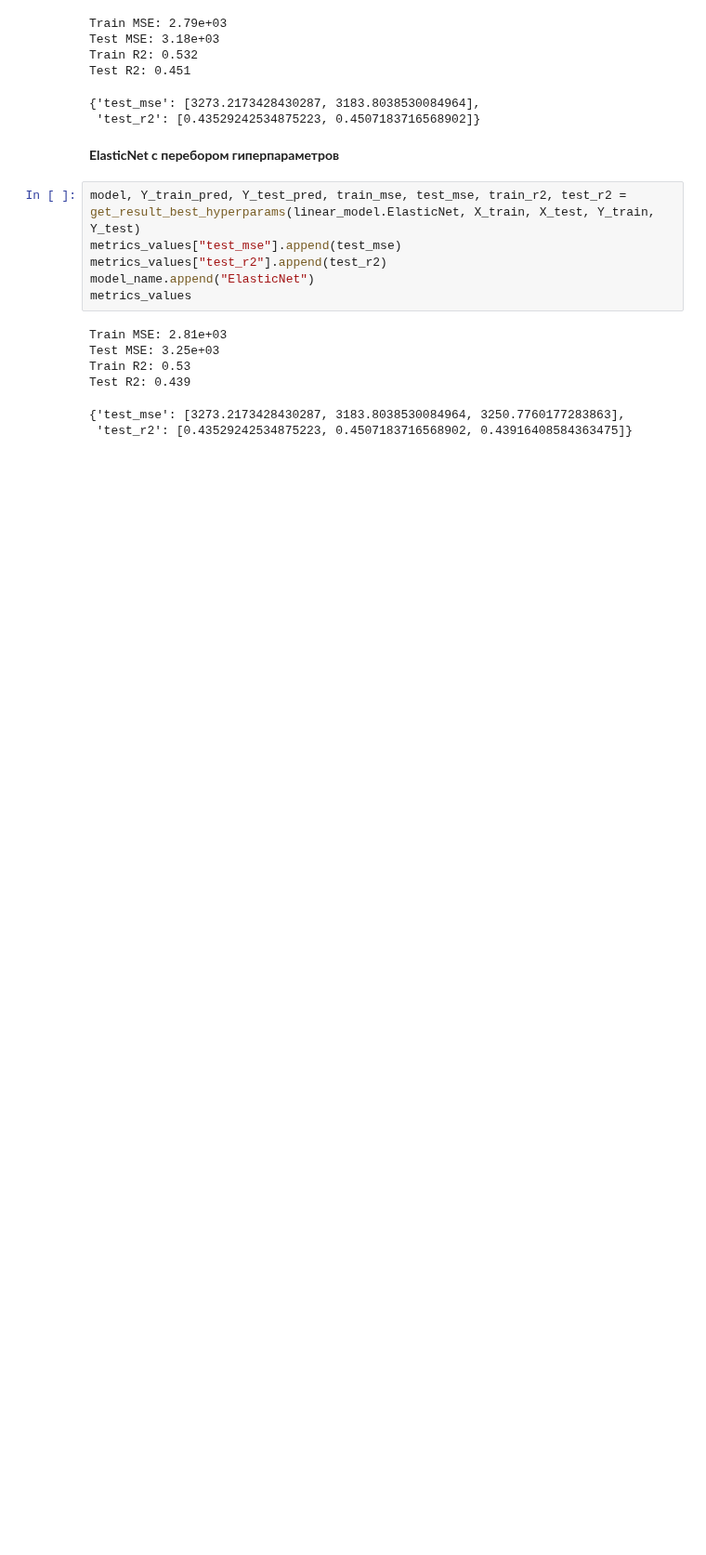
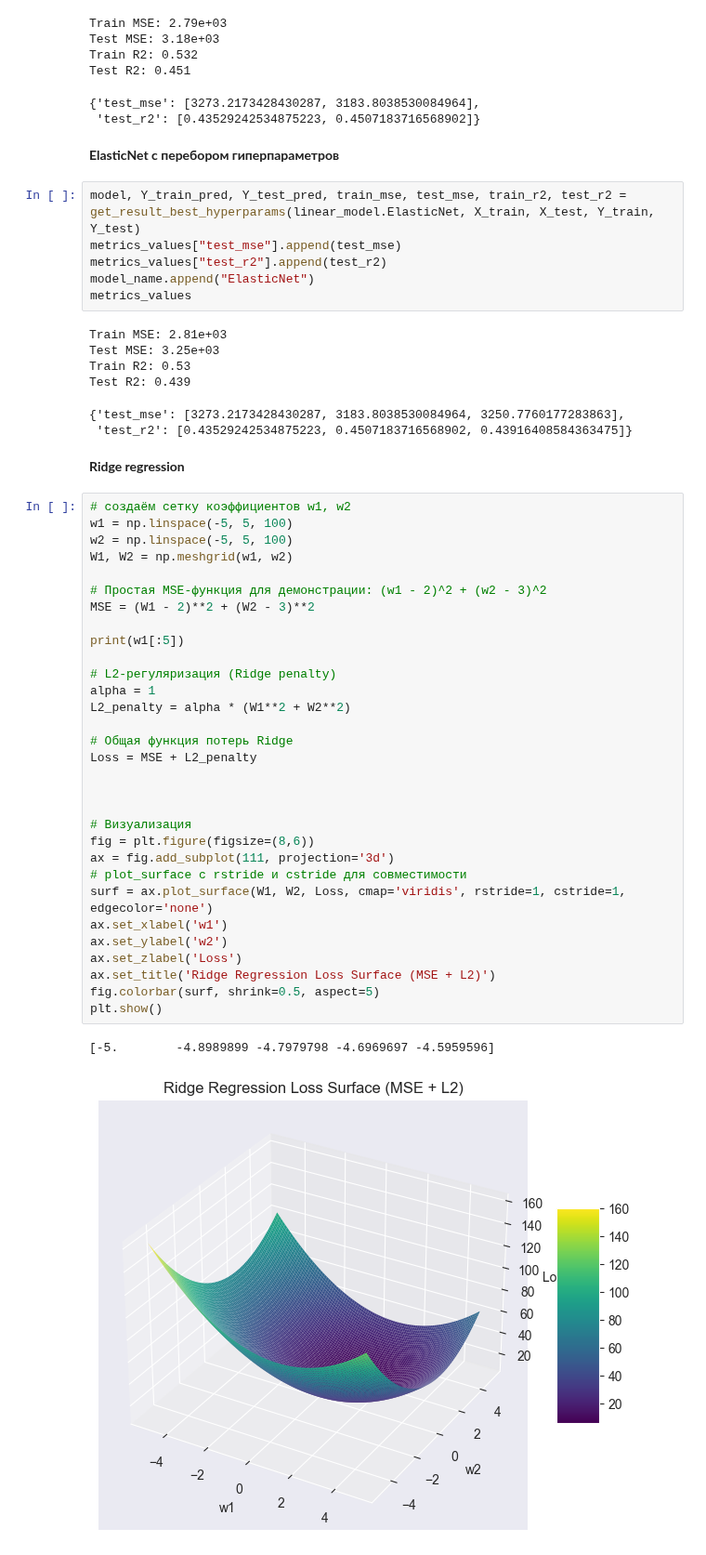
Before and after one commit to Kirill1961/pythonProject2, a Jupyter notebook: metrics_liner_regr_sclearn_Lasso_Ridge_mse_plt_pipeline.ipynb, the cells around one changed output. Shown at 93% size. Saved outputs shown, nothing was run; the diff lists cells and outputs as text; blank space fills up the shorter version.

Commit message:
31 12 25 lasso ridge

```diff
--- a/metrics_liner_regr_sclearn_Lasso_Ridge_mse_plt_pipeline.ipynb
+++ b/metrics_liner_regr_sclearn_Lasso_Ridge_mse_plt_pipeline.ipynb
@@ -434,3 +435,39 @@ Train R2: 0.53
 Test R2: 0.439
 {'test_mse': [3273.2173428430287, 3183.8038530084964, 3250.7760177283863],
  'test_r2': [0.43529242534875223, 0.4507183716568902, 0.43916408584363475]}
+# %% [markdown]
+**Ridge regression**
+# %%
+# создаём сетку коэффициентов w1, w2
+w1 = np.linspace(-5, 5, 100)
+w2 = np.linspace(-5, 5, 100)
+W1, W2 = np.meshgrid(w1, w2)
+
+# Простая MSE-функция для демонстрации: (w1 - 2)^2 + (w2 - 3)^2
+MSE = (W1 - 2)**2 + (W2 - 3)**2
+
+print(w1[:5])
+
+# L2-регуляризация (Ridge penalty)
+alpha = 1
+L2_penalty = alpha * (W1**2 + W2**2)
+
+# Общая функция потерь Ridge
+Loss = MSE + L2_penalty
+
+
+
+# Визуализация
+fig = plt.figure(figsize=(8,6))
+ax = fig.add_subplot(111, projection='3d')
+# plot_surface с rstride и cstride для совместимости
+surf = ax.plot_surface(W1, W2, Loss, cmap='viridis', rstride=1, cstride=1, edgecolor='none')
+ax.set_xlabel('w1')
+ax.set_ylabel('w2')
+ax.set_zlabel('Loss')
+ax.set_title('Ridge Regression Loss Surface (MSE + L2)')
+fig.colorbar(surf, shrink=0.5, aspect=5)
+plt.show()
+# %% [output]
+[-5.        -4.8989899 -4.7979798 -4.6969697 -4.5959596]
+[figure, added]
```
Also changed, not shown: parts of 2 cells of this notebook, 1 other file.
